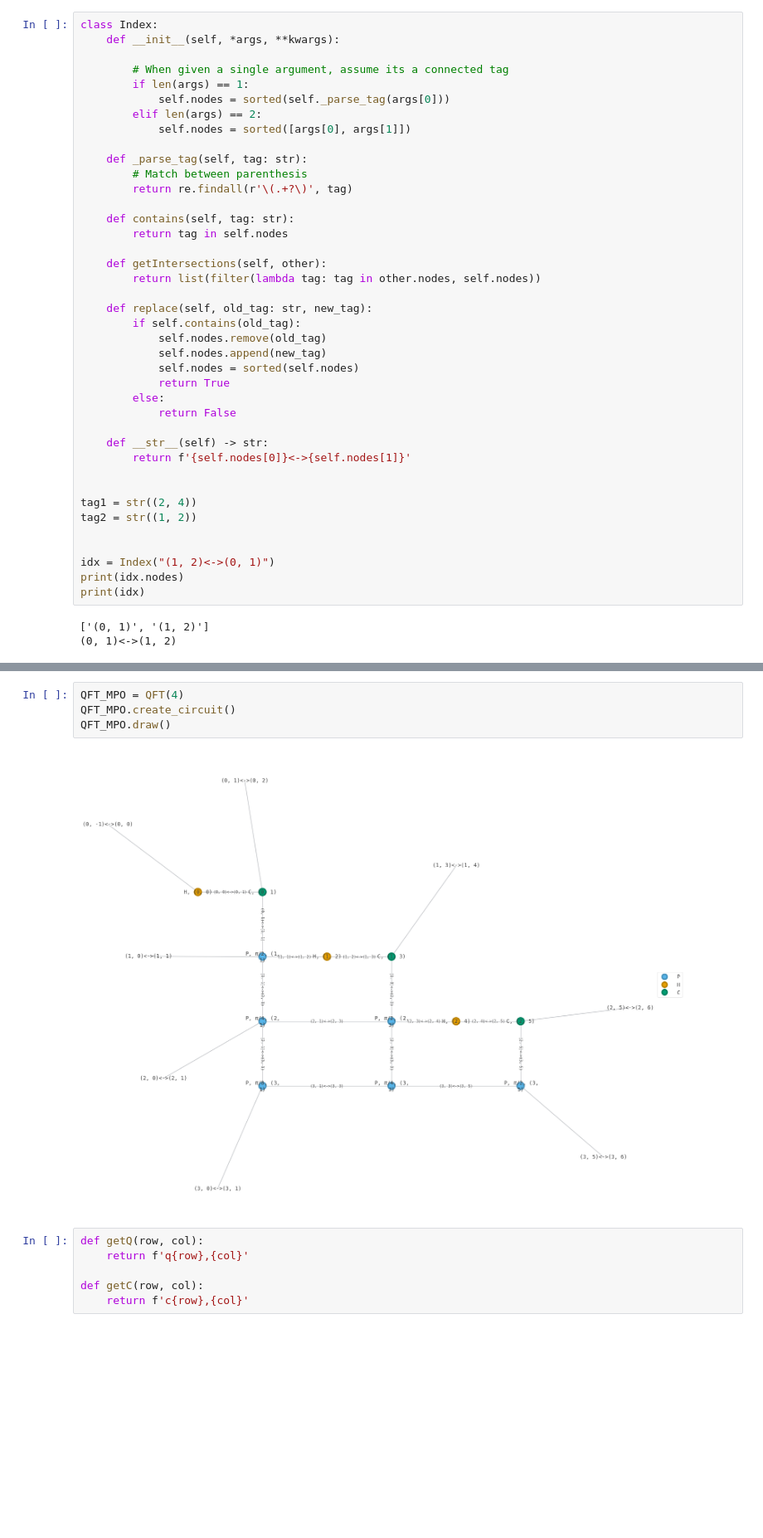
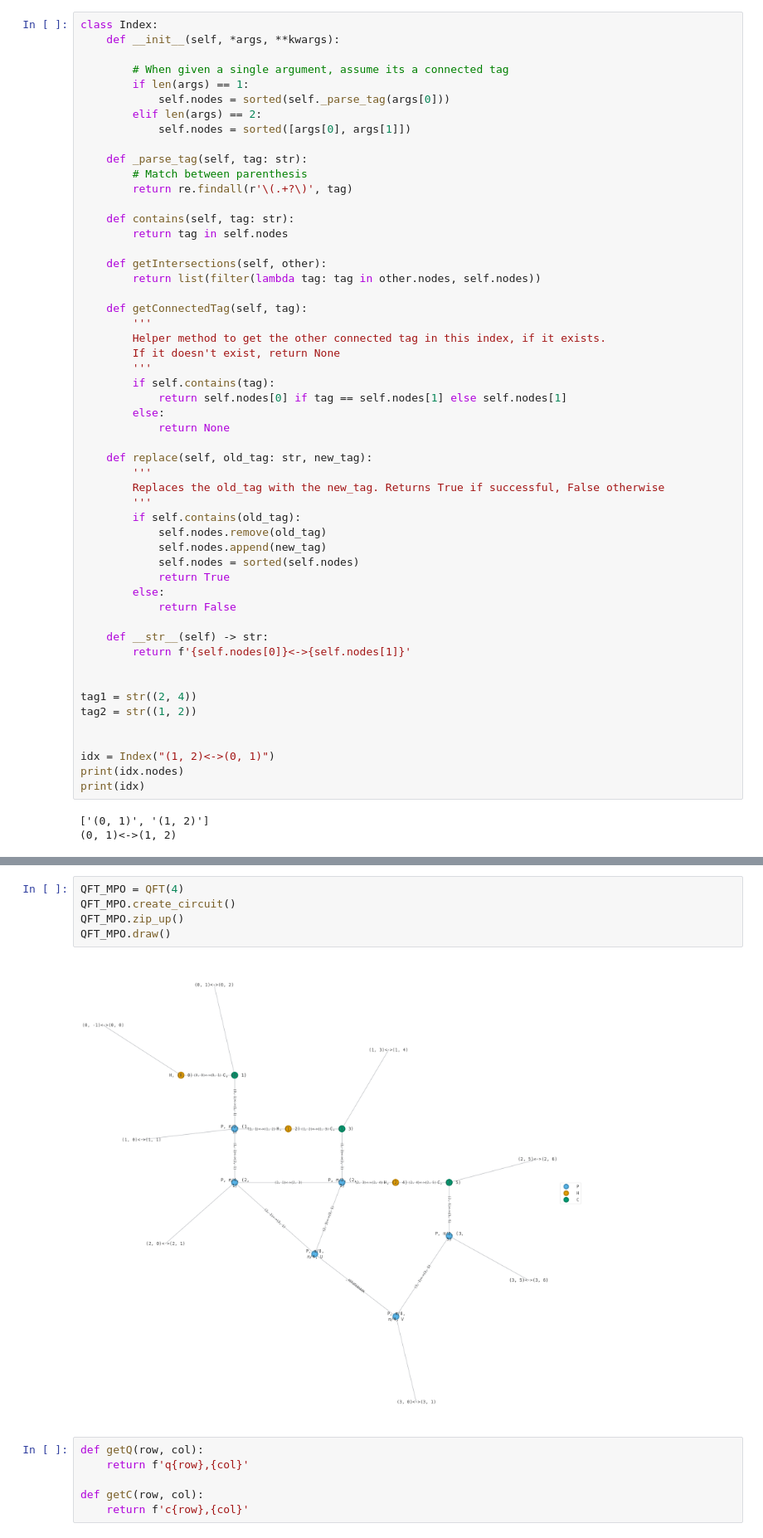
Before and after one commit to the-iron-ryan/MPO_QFT, a Jupyter notebook: QFT_MPO.ipynb, the cells around one changed output, grey strips where cells are left out. Shown at 83% size. Saved outputs shown, nothing was run; the diff lists cells and outputs as text; blank space fills up the shorter version.

```diff
--- a/QFT_MPO.ipynb
+++ b/QFT_MPO.ipynb
@@ -73,7 +73,20 @@ class Index:
     def getIntersections(self, other):
         return list(filter(lambda tag: tag in other.nodes, self.nodes))
 
+    def getConnectedTag(self, tag):
+        '''
+        Helper method to get the other connected tag in this index, if it exists.
+        If it doesn't exist, return None
+        '''
+        if self.contains(tag):
+            return self.nodes[0] if tag == self.nodes[1] else self.nodes[1]
+        else:
+            return None
+
     def replace(self, old_tag: str, new_tag):
+        '''
+        Replaces the old_tag with the new_tag. Returns True if successful, False otherwise
+        '''
         if self.contains(old_tag):
             self.nodes.remove(old_tag)
             self.nodes.append(new_tag)
@@ -404,9 +501,10 @@ class QFT:
 # %%
 QFT_MPO = QFT(4)
 QFT_MPO.create_circuit()
+QFT_MPO.zip_up()
 QFT_MPO.draw()
 # %% [output]
-[figure, old version]
+[figure, new version]
 # %%
 def getQ(row, col):
     return f'q{row},{col}'
```
Also changed, not shown: parts of 2 cells of this notebook.
